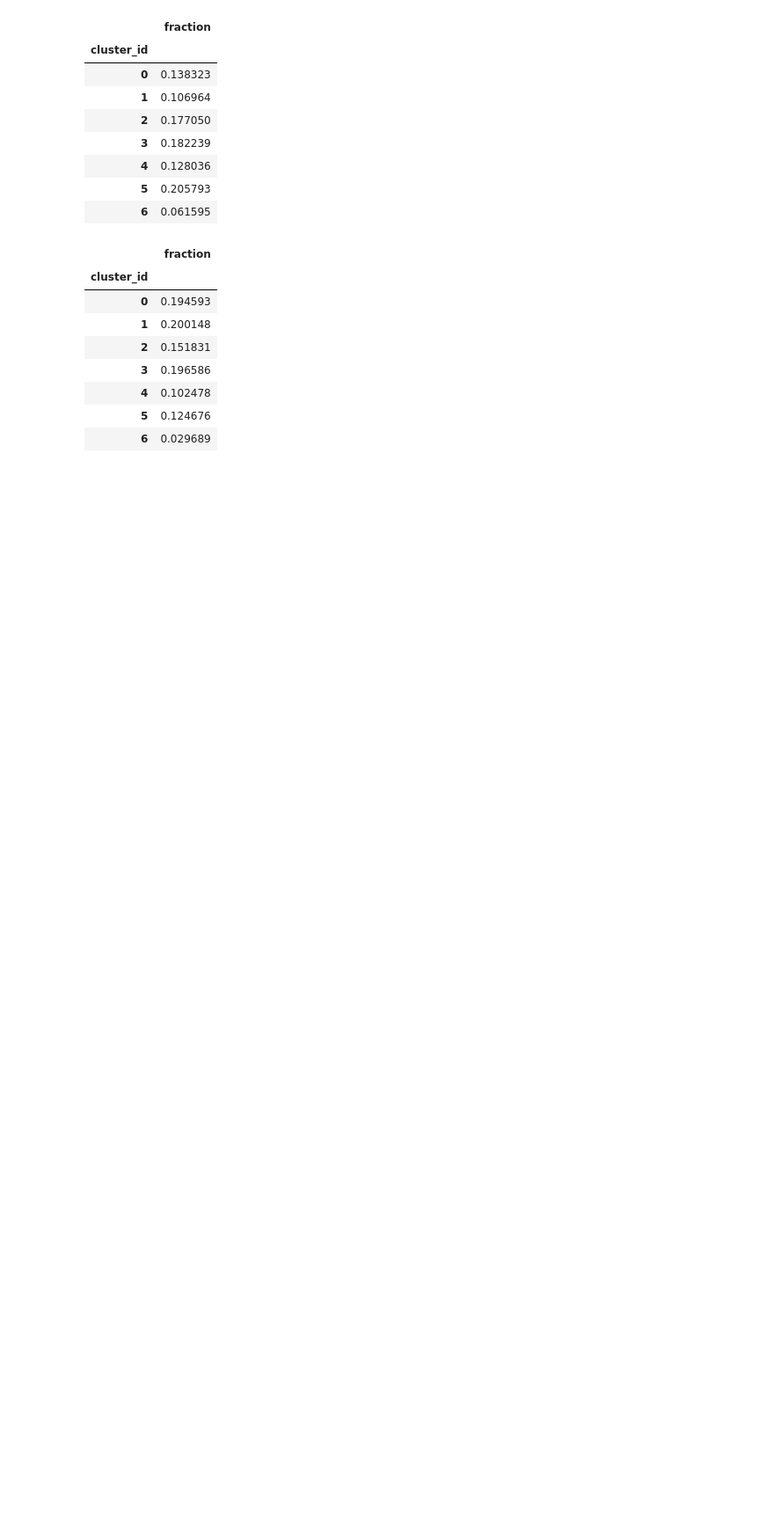
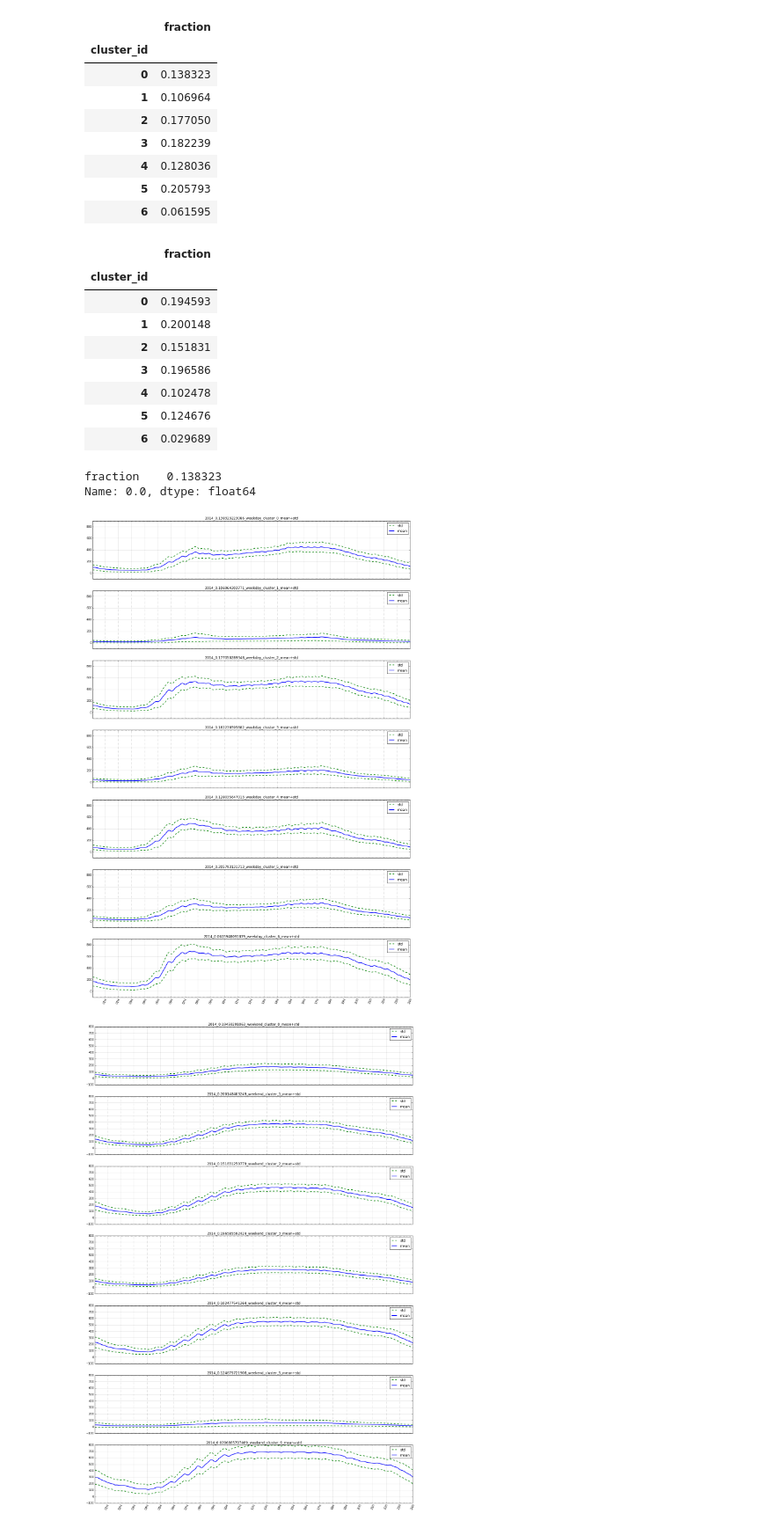
Before and after one commit to conwaywong/dse_capstone, a Jupyter notebook: final/StationDayKMeans.ipynb, the cells around one changed output. Shown at 88% size. Cells and saved outputs as stored; diff of their text form; code cells hidden in the pictures; blank space fills up the shorter version.

Commit message:
update kmeans to take sample; update kmeans visualiation

```diff
--- a/final/StationDayKMeans.ipynb
+++ b/final/StationDayKMeans.ipynb
@@ -79,10 +64,10 @@ a_df
 | 5 | 0.205793 |
 | 6 | 0.061595 |
 # %%
-a_df= pd.read_csv('./data/kmeans/weekend/total_flow_cluster_fractions.kmeans_2014_weekend.csv', header= None).sort(0)
-a_df.columns= ['cluster_id', 'fraction']
-a_df.set_index('cluster_id', inplace=True)
-a_df
+b_df= pd.read_csv('./data/kmeans/weekend/total_flow_cluster_fractions.kmeans_2014_weekend.csv', header= None).sort(0)
+b_df.columns= ['cluster_id', 'fraction']
+b_df.set_index('cluster_id', inplace=True)
+b_df
 # %% [output]
 |  | fraction |
 | cluster_id |  |
@@ -93,3 +78,67 @@ a_df
 | 4 | 0.102478 |
 | 5 | 0.124676 |
 | 6 | 0.029689 |
+# %%
+f_value= a_df.iloc[0]
+f_value
+# %% [output]
+fraction    0.138323
+Name: 0.0, dtype: float64
+# %%
+rows= 7
+columns= 2
+clusters= ["cluster_{}".format(i) for i in xrange(0,rows)]
+partitions= ['weekday', 'weekend']
+
+figsize= (20, 30)
+
+fig, axes = plt.subplots(nrows=rows, ncols=1, sharex=True, sharey=True, figsize=figsize)
+for row in xrange(0, rows):
+    c= clusters[row]
+    p= partitions[0]
+    f_value= a_df.iloc[row].values[0]
+    df= pd.read_csv('./data/kmeans/{}/total_flow_{}_label_stats.kmeans_2014_{}.csv'.format(p, c, p), header= None)
+    m_mean_vector= df.iloc[0].values
+    m_std_vector= np.sqrt(df.iloc[1]).values
+    #
+    msub_vec= m_mean_vector - m_std_vector
+    madd_vec= m_mean_vector + m_std_vector
+    #
+    ax= axes[row]
+    ax.plot(msub_vec, c='green', ls='dashed', lw=2.0, label='std')
+    ax.plot(m_mean_vector, c='blue', lw=2.0, label='mean')
+    ax.plot(madd_vec, c='green', ls='dashed', lw=2.0)
+    ax.legend()
+    #
+    m_title= '2014_{}_{}_{}_mean+std'.format(f_value, p, c)
+    ax.set_title(m_title)
+    #
+    set_xaxis(ax, len(m_mean_vector))
+fig.savefig('2014_weekday_kmeans.png')
+
+fig, axes = plt.subplots(nrows=rows, ncols=1, sharex=True, sharey=True, figsize=figsize)
+for row in xrange(0, rows):
+    c= clusters[row]
+    p= partitions[1]
+    f_value= b_df.iloc[row].values[0]
+    df= pd.read_csv('./data/kmeans/{}/total_flow_{}_label_stats.kmeans_2014_{}.csv'.format(p, c, p), header= None)
+    m_mean_vector= df.iloc[0].values
+    m_std_vector= np.sqrt(df.iloc[1]).values
+    #
+    msub_vec= m_mean_vector - m_std_vector
+    madd_vec= m_mean_vector + m_std_vector
+    #
+    ax= axes[row]
+    ax.plot(msub_vec, c='green', ls='dashed', lw=2.0, label='std')
+    ax.plot(m_mean_vector, c='blue', lw=2.0, label='mean')
+    ax.plot(madd_vec, c='green', ls='dashed', lw=2.0)
+    ax.legend()
+    #
+    m_title= '2014_{}_{}_{}_mean+std'.format(f_value, p, c)
+    ax.set_title(m_title)
+    #
+    set_xaxis(ax, len(m_mean_vector))
+fig.savefig('2014_weekend_kmeans.png')
+# %% [output]
+[figure, added]
+[figure, added]
```
Also changed, not shown: parts of 1 cell of this notebook, 4 other files.
